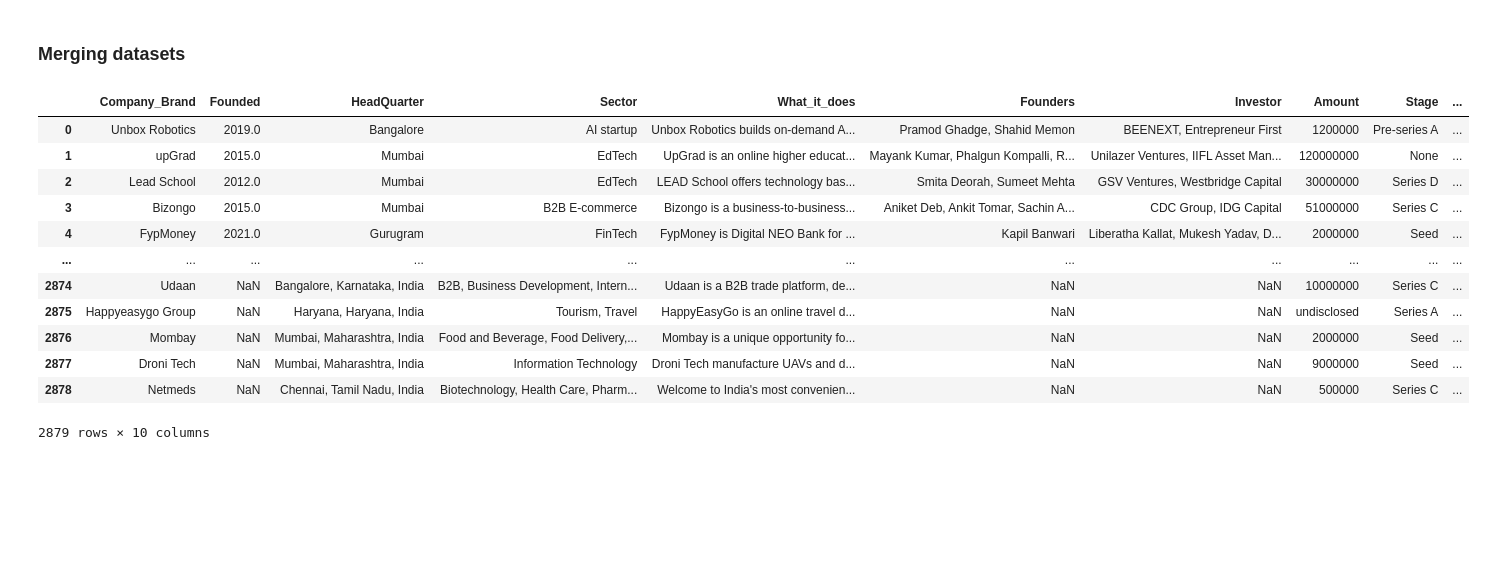
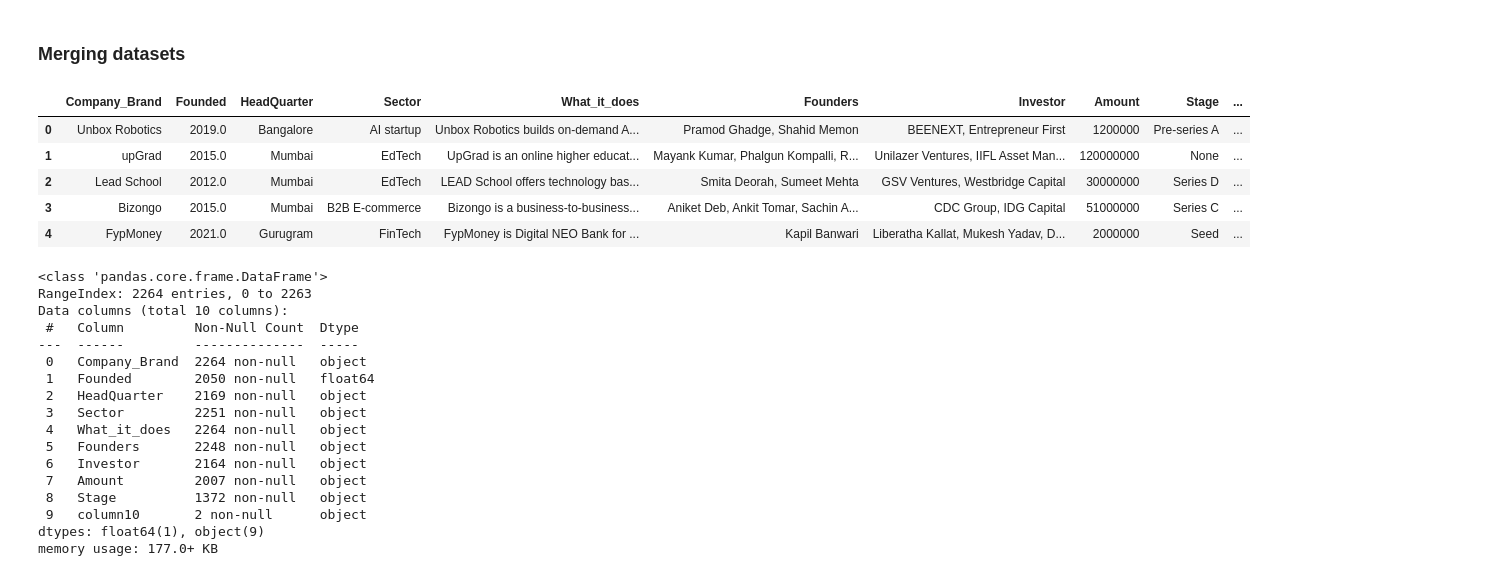
Before and after one commit to kwasichrappah/Indian_start-up_venture_investment_data_analysis, a Jupyter notebook: indian_start-up_capital_investment_data_analysis.ipynb, the cells around one changed output. Saved outputs shown, nothing was run; the diff lists cells and outputs as text; code cells hidden in the pictures; blank space fills up the shorter version.

```diff
--- a/indian_start-up_capital_investment_data_analysis.ipynb
+++ b/indian_start-up_capital_investment_data_analysis.ipynb
@@ -252,19 +207,34 @@ data_2018
 ### Merging datasets
 # %%
 #Concating 2020 and 2021 data since they have a similar structure
-result = pd.concat([data_2021,data_2020,data_2019,data_2018],axis=0,ignore_index=True)
-result
+pd.set_option('display.max_rows', None)
+result = pd.concat([data_2021,data_2020],axis=0,ignore_index=True)
+result.head(5)
 # %% [output]
 |  | Company_Brand | Founded | HeadQuarter | Sector | What_it_does | Founders | Investor | Amount | Stage | ... |
 | 0 | Unbox Robotics | 2019.0 | Bangalore | AI startup | Unbox Robotics builds on-demand A... | Pramod Ghadge, Shahid Memon | BEENEXT, Entrepreneur First | 1200000 | Pre-series A | ... |
 | 1 | upGrad | 2015.0 | Mumbai | EdTech | UpGrad is an online higher educat... | Mayank Kumar, Phalgun Kompalli, R... | Unilazer Ventures, IIFL Asset Man... | 120000000 | None | ... |
 | 2 | Lead School | 2012.0 | Mumbai | EdTech | LEAD School offers technology bas... | Smita Deorah, Sumeet Mehta | GSV Ventures, Westbridge Capital | 30000000 | Series D | ... |
 | 3 | Bizongo | 2015.0 | Mumbai | B2B E-commerce | Bizongo is a business-to-business... | Aniket Deb, Ankit Tomar, Sachin A... | CDC Group, IDG Capital | 51000000 | Series C | ... |
 | 4 | FypMoney | 2021.0 | Gurugram | FinTech | FypMoney is Digital NEO Bank for ... | Kapil Banwari | Liberatha Kallat, Mukesh Yadav, D... | 2000000 | Seed | ... |
-| ... | ... | ... | ... | ... | ... | ... | ... | ... | ... | ... |
-| 2874 | Udaan | NaN | Bangalore, Karnataka, India | B2B, Business Development, Intern... | Udaan is a B2B trade platform, de... | NaN | NaN | 10000000 | Series C | ... |
-| 2875 | Happyeasygo Group | NaN | Haryana, Haryana, India | Tourism, Travel | HappyEasyGo is an online travel d... | NaN | NaN | undisclosed | Series A | ... |
-| 2876 | Mombay | NaN | Mumbai, Maharashtra, India | Food and Beverage, Food Delivery,... | Mombay is a unique opportunity fo... | NaN | NaN | 2000000 | Seed | ... |
-| 2877 | Droni Tech | NaN | Mumbai, Maharashtra, India | Information Technology | Droni Tech manufacture UAVs and d... | NaN | NaN | 9000000 | Seed | ... |
-| 2878 | Netmeds | NaN | Chennai, Tamil Nadu, India | Biotechnology, Health Care, Pharm... | Welcome to India's most convenien... | NaN | NaN | 500000 | Series C | ... |
-2879 rows × 10 columns
+# %%
+## Exploring the columns
+result.info()
+# %% [output]
+<class 'pandas.core.frame.DataFrame'>
+RangeIndex: 2264 entries, 0 to 2263
+Data columns (total 10 columns):
+ #   Column         Non-Null Count  Dtype
+---  ------         --------------  -----
+ 0   Company_Brand  2264 non-null   object
+ 1   Founded        2050 non-null   float64
+ 2   HeadQuarter    2169 non-null   object
+ 3   Sector         2251 non-null   object
+ 4   What_it_does   2264 non-null   object
+ 5   Founders       2248 non-null   object
+ 6   Investor       2164 non-null   object
+ 7   Amount         2007 non-null   object
+ 8   Stage          1372 non-null   object
+ 9   column10       2 non-null      object
+dtypes: float64(1), object(9)
+memory usage: 177.0+ KB
```
Also changed, not shown: parts of 7 cells of this notebook.
